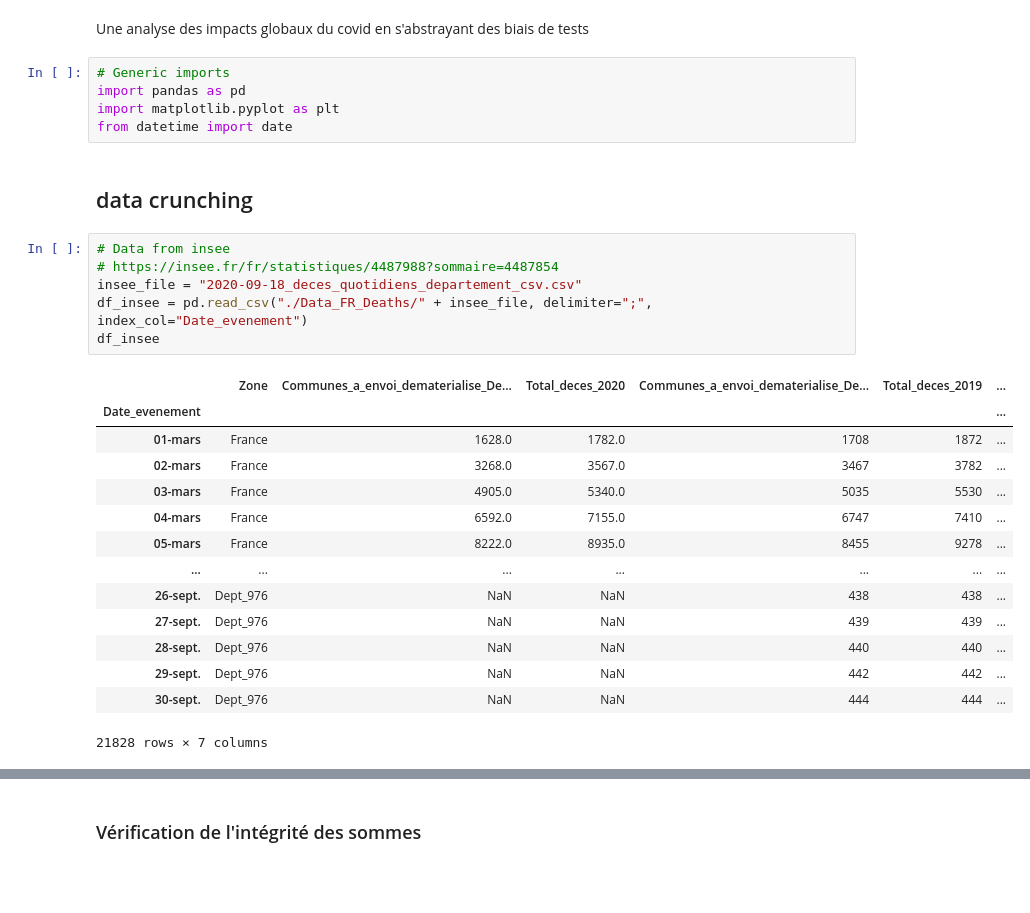
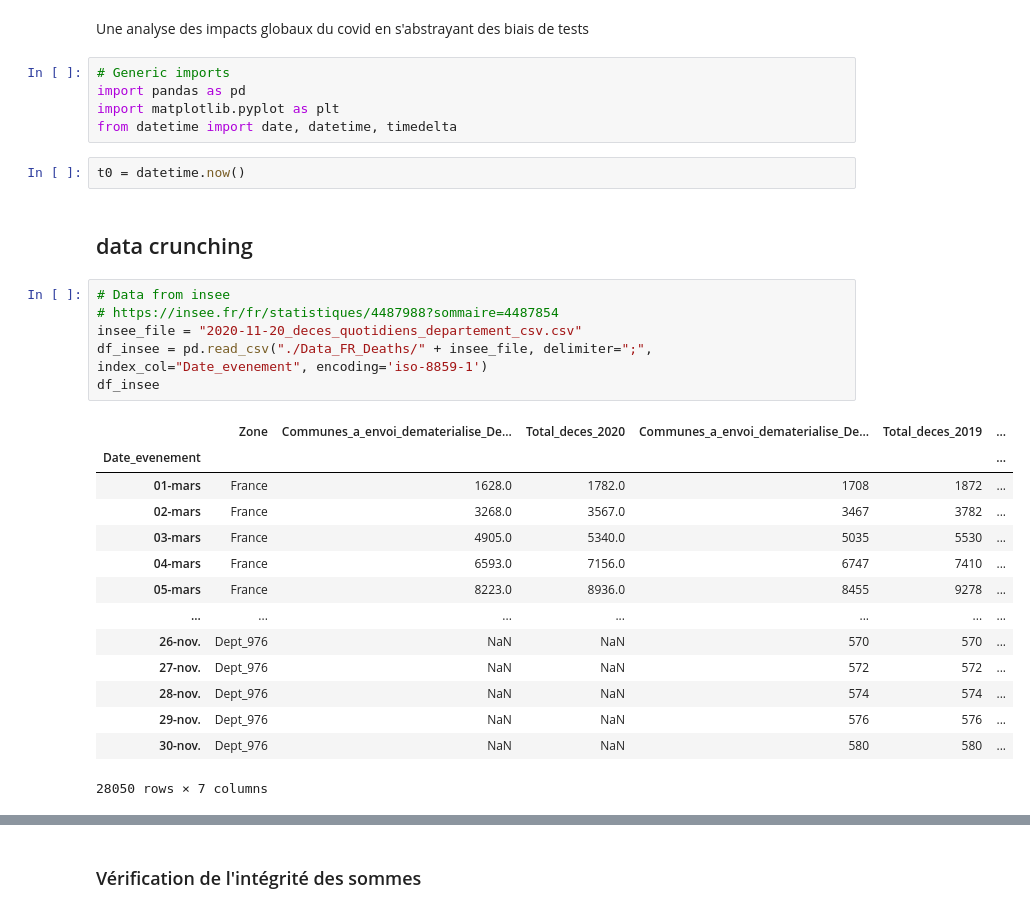
Before and after one commit to makiwara-fr/covid19-analyse, a Jupyter notebook: fr_deaths.ipynb, the cells around one changed output, grey strips where cells are left out. Drawn from its saved outputs; the diff is of its cells as text; blank space fills up the shorter version.

```diff
--- a/fr_deaths.ipynb
+++ b/fr_deaths.ipynb
@@ -6,30 +6,32 @@ Une analyse des impacts globaux du covid en s'abstrayant des biais de tests
 # Generic imports
 import pandas as pd
 import matplotlib.pyplot as plt
-from datetime import date
+from datetime import date, datetime, timedelta
+# %%
+t0 = datetime.now()
 # %% [markdown]
 ## data crunching
 # %%
 # Data from insee
 # https://insee.fr/fr/statistiques/4487988?sommaire=4487854
-insee_file = "2020-09-18_deces_quotidiens_departement_csv.csv"
-df_insee = pd.read_csv("./Data_FR_Deaths/" + insee_file, delimiter=";", index_col="Date_evenement")
+insee_file = "2020-11-20_deces_quotidiens_departement_csv.csv"
+df_insee = pd.read_csv("./Data_FR_Deaths/" + insee_file, delimiter=";", index_col="Date_evenement", encoding='iso-8859-1')
 df_insee
 # %% [output]
 |  | Zone | Communes_a_envoi_dematerialise_De... | Total_deces_2020 | Communes_a_envoi_dematerialise_De... | Total_deces_2019 | ... |
 | Date_evenement |  |  |  |  |  | ... |
 | 01-mars | France | 1628.0 | 1782.0 | 1708 | 1872 | ... |
 | 02-mars | France | 3268.0 | 3567.0 | 3467 | 3782 | ... |
 | 03-mars | France | 4905.0 | 5340.0 | 5035 | 5530 | ... |
-| 04-mars | France | 6592.0 | 7155.0 | 6747 | 7410 | ... |
-| 05-mars | France | 8222.0 | 8935.0 | 8455 | 9278 | ... |
+| 04-mars | France | 6593.0 | 7156.0 | 6747 | 7410 | ... |
+| 05-mars | France | 8223.0 | 8936.0 | 8455 | 9278 | ... |
 | ... | ... | ... | ... | ... | ... | ... |
-| 26-sept. | Dept_976 | NaN | NaN | 438 | 438 | ... |
-| 27-sept. | Dept_976 | NaN | NaN | 439 | 439 | ... |
-| 28-sept. | Dept_976 | NaN | NaN | 440 | 440 | ... |
-| 29-sept. | Dept_976 | NaN | NaN | 442 | 442 | ... |
-| 30-sept. | Dept_976 | NaN | NaN | 444 | 444 | ... |
+| 26-nov. | Dept_976 | NaN | NaN | 570 | 570 | ... |
+| 27-nov. | Dept_976 | NaN | NaN | 572 | 572 | ... |
+| 28-nov. | Dept_976 | NaN | NaN | 574 | 574 | ... |
+| 29-nov. | Dept_976 | NaN | NaN | 576 | 576 | ... |
+| 30-nov. | Dept_976 | NaN | NaN | 580 | 580 | ... |
-21828 rows × 7 columns
+28050 rows × 7 columns
 # %%
 # change in date format
 df_insee.reset_index(inplace=True)
```
Also changed, not shown: parts of 21 cells of this notebook, 1 other file.
